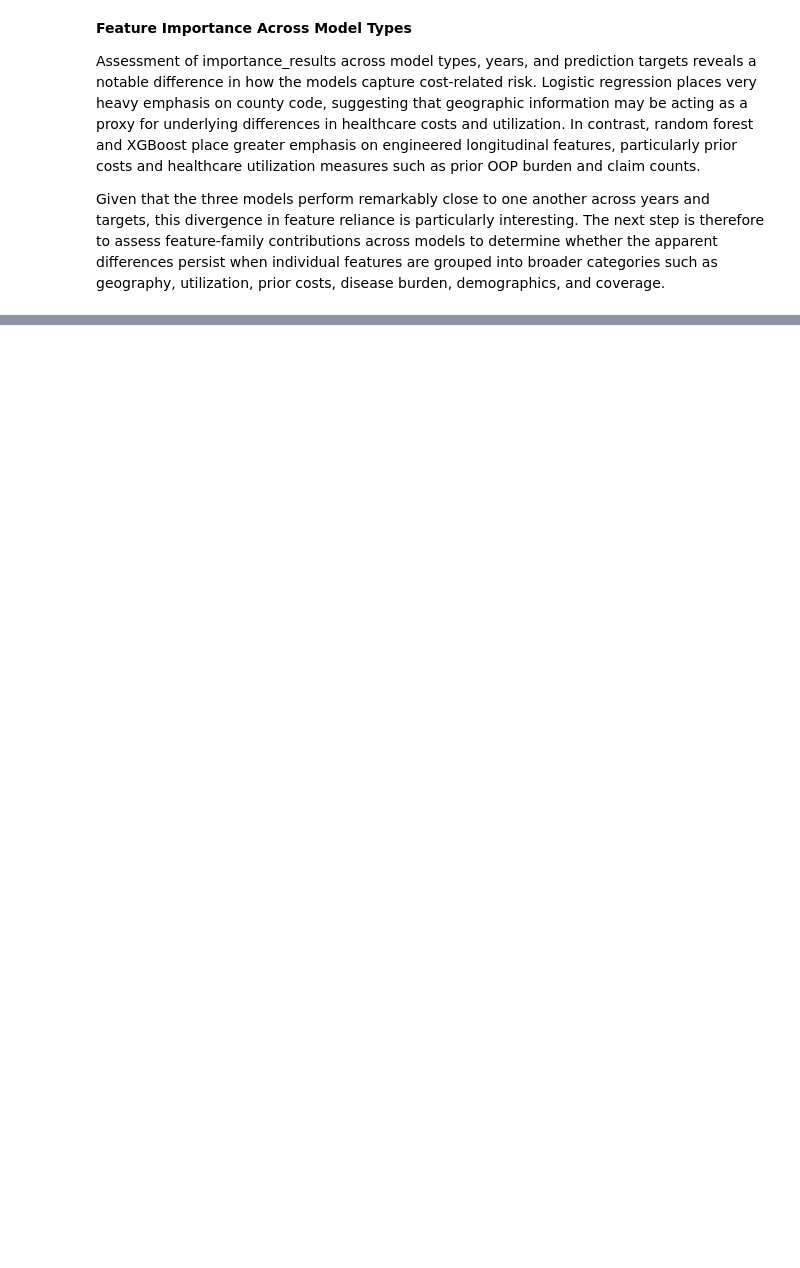
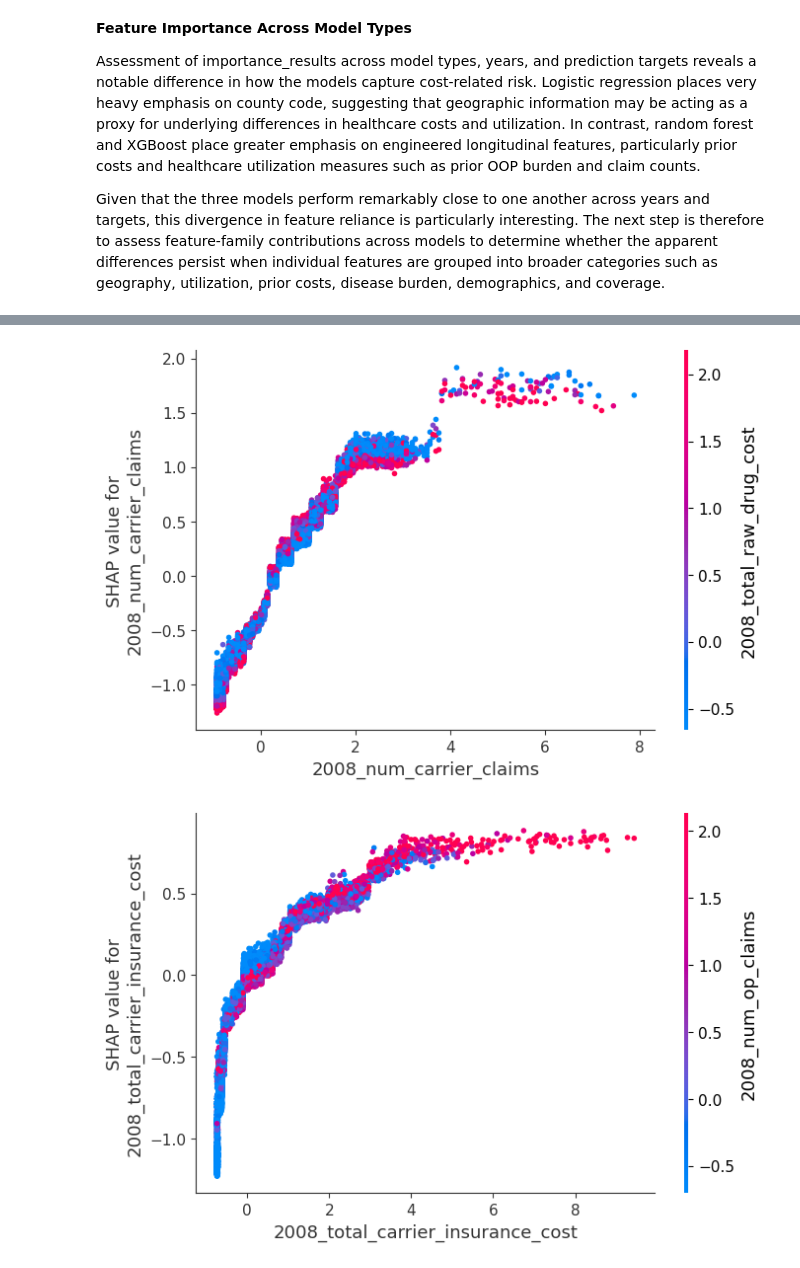
Before and after one commit to jialinn09/MedicareProject, a Jupyter notebook: 4_analyzing.ipynb, the cells around one changed output, grey strips where cells are left out. Cells and saved outputs as stored; diff of their text form; code cells hidden in the pictures; blank space fills up the shorter version.

```diff
--- a/4_analyzing.ipynb
+++ b/4_analyzing.ipynb
@@ -107,0 +419,15 @@ Given that the three models perform remarkably close to one another across years
+# %%
+for feature in [
+    "2008_num_carrier_claims",
+    "2008_total_carrier_insurance_cost",
+    "2008_num_op_claims"
+]:
+    shap.dependence_plot(
+        feature,
+        shap_values,
+        X_test_shap,
+        feature_names=feature_names
+    )
+# %% [output]
+[figure, added]
+[figure, added]
```
Also changed, not shown: parts of 32 cells of this notebook, 32 other files.
